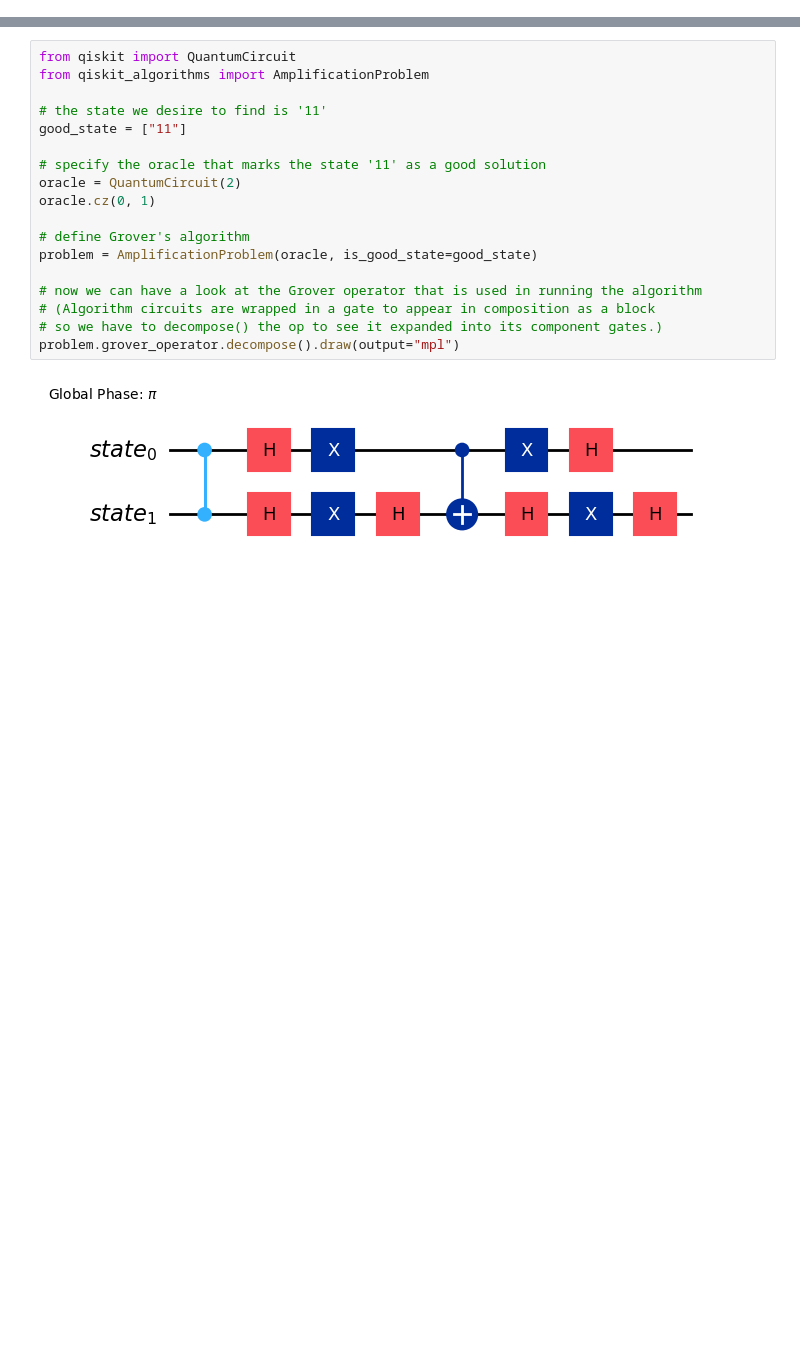
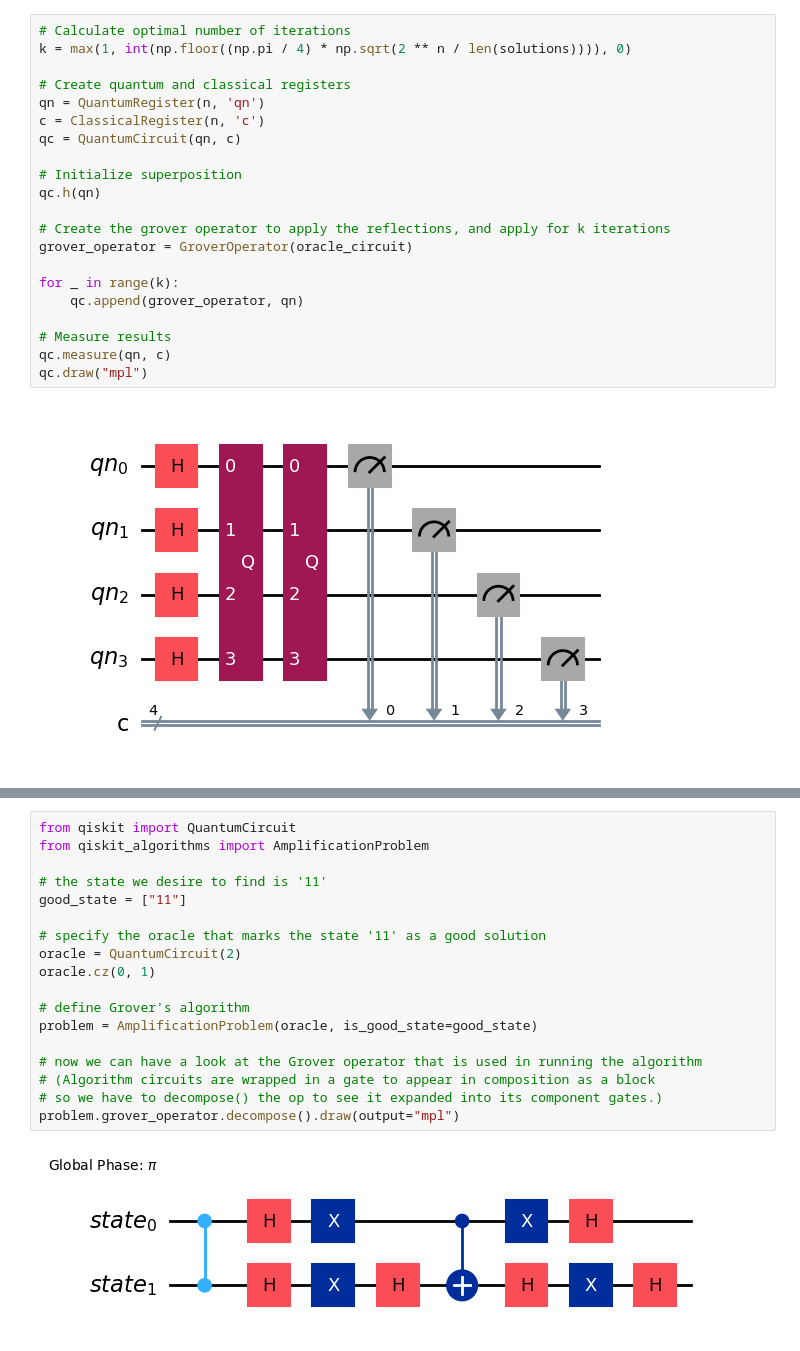
Before and after one commit to skingham/londonmet_quantum_tutorials, a Jupyter notebook: notebooks/week_3-grover.ipynb, the cells around one changed output, grey strips where cells are left out. Cells and saved outputs as stored; diff of their text form; blank space fills up the shorter version.

```diff
--- a/notebooks/week_3-grover.ipynb
+++ b/notebooks/week_3-grover.ipynb
@@ -3,0 +72,23 @@
+# %%
+# Calculate optimal number of iterations
+k = max(1, int(np.floor((np.pi / 4) * np.sqrt(2 ** n / len(solutions)))), 0)
+
+# Create quantum and classical registers
+qn = QuantumRegister(n, 'qn')
+c = ClassicalRegister(n, 'c')
+qc = QuantumCircuit(qn, c)
+
+# Initialize superposition
+qc.h(qn)
+
+# Create the grover operator to apply the reflections, and apply for k iterations
+grover_operator = GroverOperator(oracle_circuit)
+
+for _ in range(k):
+    qc.append(grover_operator, qn)
+
+# Measure results
+qc.measure(qn, c)
+qc.draw("mpl")
+# %% [output]
+[figure, added]
```
Also changed, not shown: parts of 25 cells of this notebook, 1 other file.
